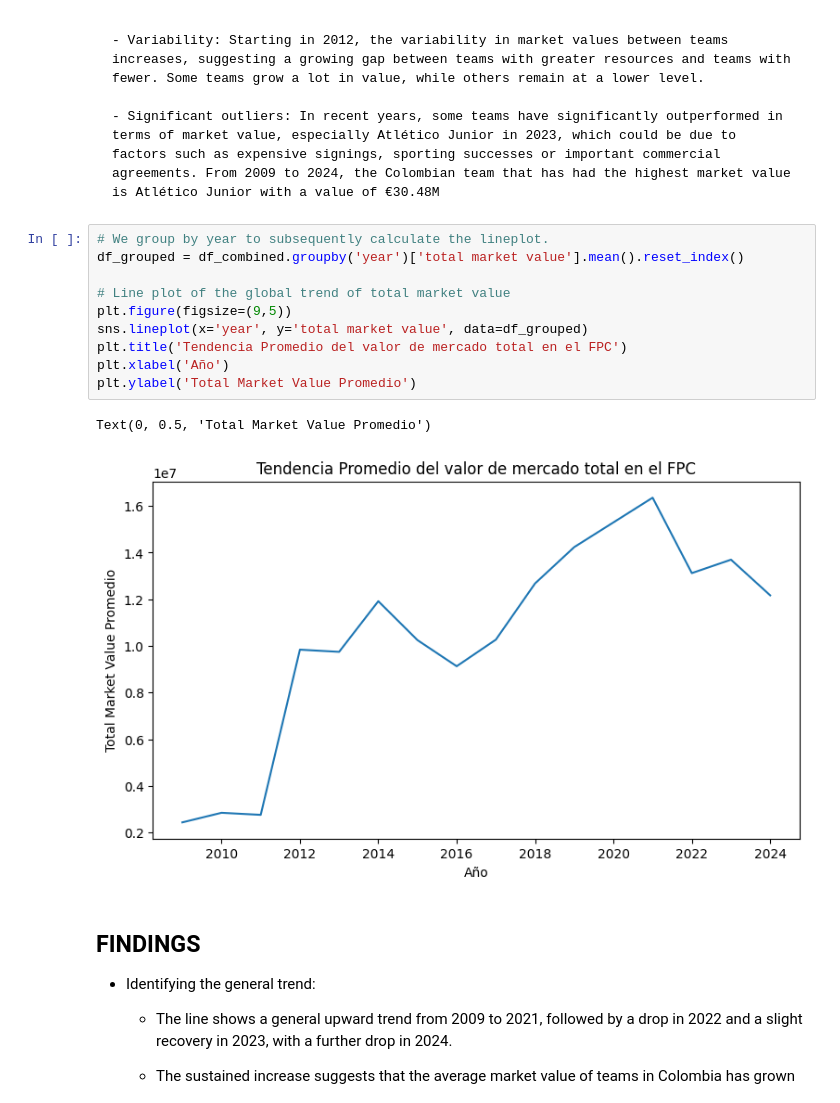
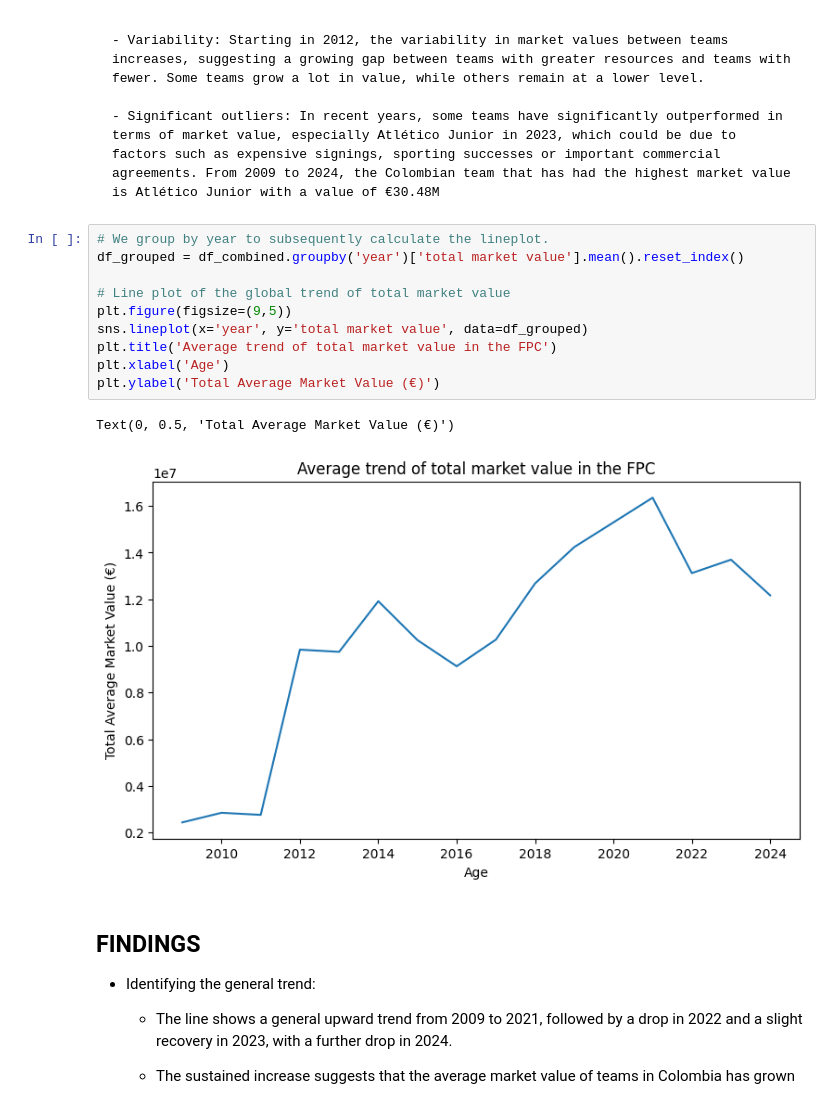
Before and after one commit to Eblasan71/Total_Market_Value, a Jupyter notebook: Total_Market_Value.ipynb, the cells around one changed output. Drawn from its saved outputs; the diff is of its cells as text.

```diff
--- a/Total_Market_Value.ipynb
+++ b/Total_Market_Value.ipynb
@@ -166,16 +166,16 @@ plt.tight_layout()
 # %%
 # We group by year to subsequently calculate the lineplot.
 df_grouped = df_combined.groupby('year')['total market value'].mean().reset_index()
 
 # Line plot of the global trend of total market value
 plt.figure(figsize=(9,5))
 sns.lineplot(x='year', y='total market value', data=df_grouped)
-plt.title('Tendencia Promedio del valor de mercado total en el FPC')
-plt.xlabel('Año')
-plt.ylabel('Total Market Value Promedio')
+plt.title('Average trend of total market value in the FPC')
+plt.xlabel('Age')
+plt.ylabel('Total Average Market Value (€)')
 # %% [output]
-Text(0, 0.5, 'Total Market Value Promedio')
+Text(0, 0.5, 'Total Average Market Value (€)')
-[figure, old version]
+[figure, new version]
 # %% [markdown]
 ## FINDINGS
 
```
Also changed, not shown: parts of 4 cells of this notebook.
